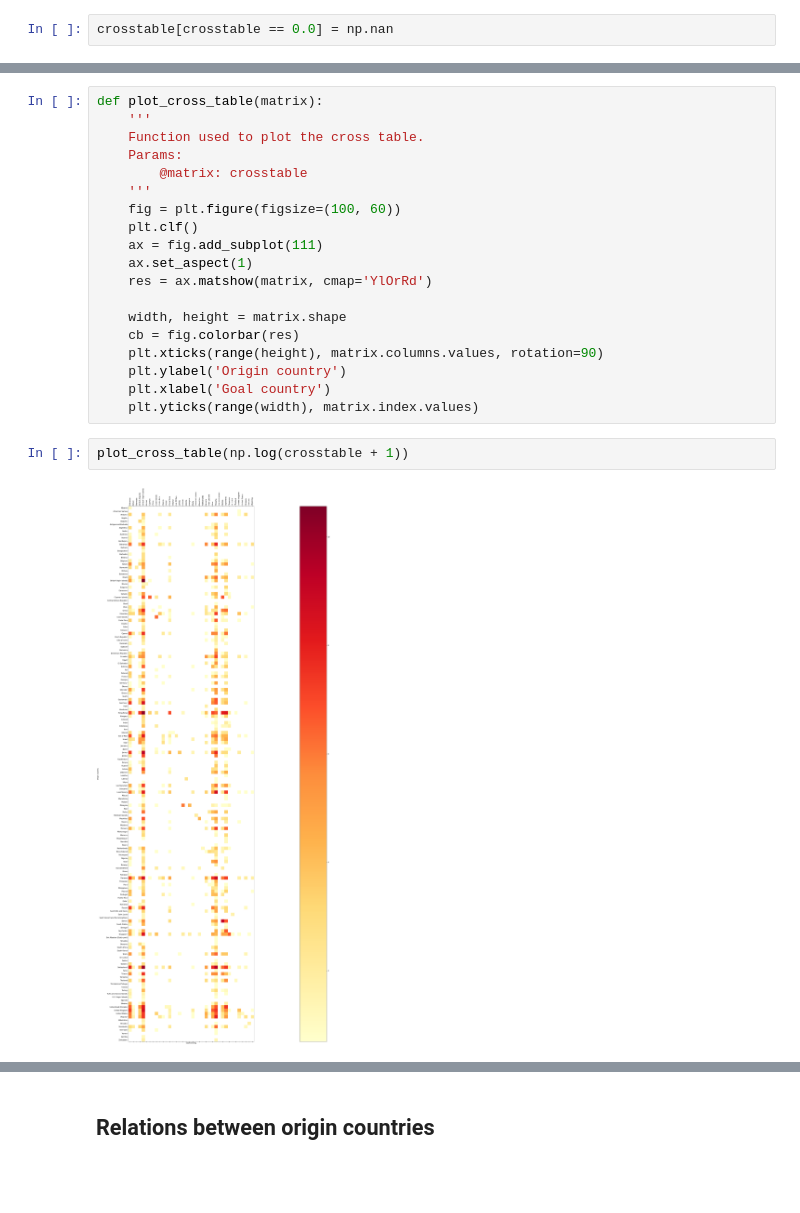
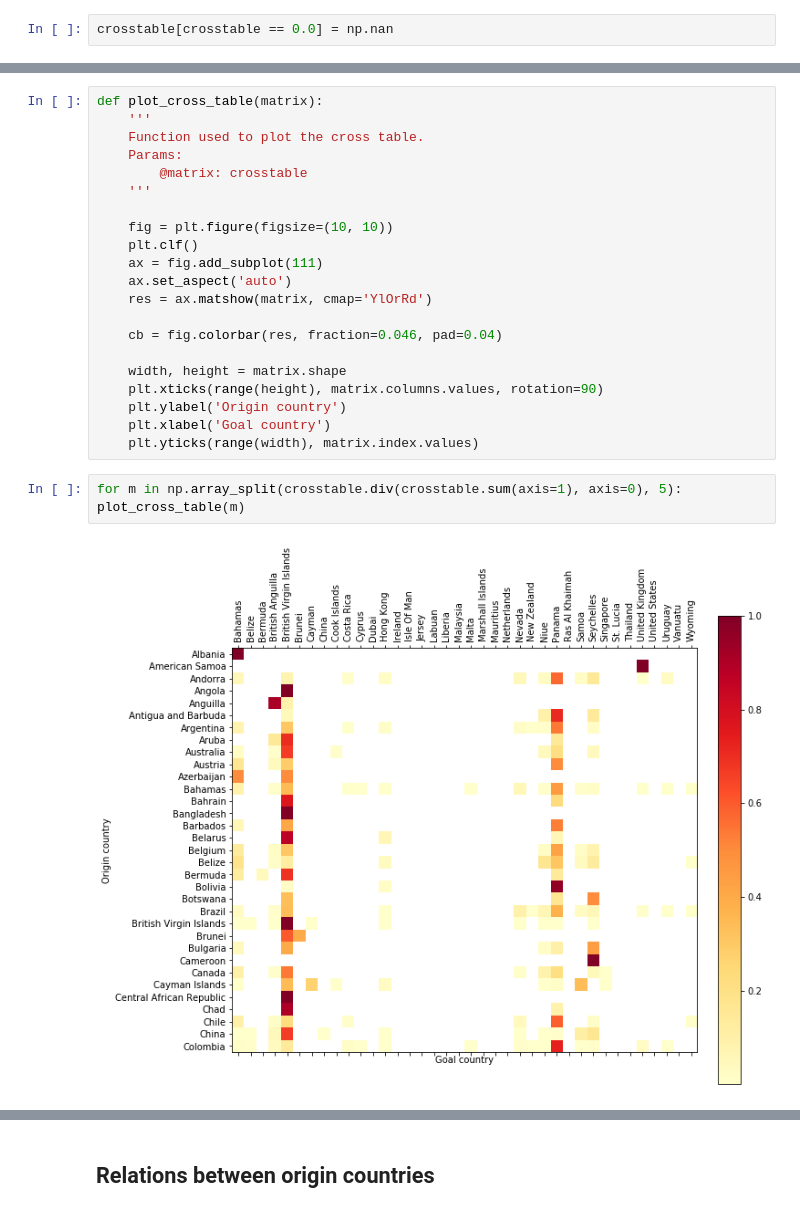
Before and after one commit to puccife/ADAHomeworks, a Jupyter notebook: project/Project_q3.ipynb, the cells around one changed output, grey strips where cells are left out. Saved outputs shown, nothing was run; the diff lists cells and outputs as text; blank space fills up the shorter version.

Commit message:
split plot

```diff
--- a/project/Project_q3.ipynb
+++ b/project/Project_q3.ipynb
@@ -138,19 +124,21 @@ def plot_cross_table(matrix):
     Params:
         @matrix: crosstable
     '''
-    fig = plt.figure(figsize=(100, 60))
+
+    fig = plt.figure(figsize=(10, 10))
     plt.clf()
     ax = fig.add_subplot(111)
-    ax.set_aspect(1)
+    ax.set_aspect('auto')
     res = ax.matshow(matrix, cmap='YlOrRd')
 
+    cb = fig.colorbar(res, fraction=0.046, pad=0.04)
+
     width, height = matrix.shape
-    cb = fig.colorbar(res)
     plt.xticks(range(height), matrix.columns.values, rotation=90)
     plt.ylabel('Origin country')
     plt.xlabel('Goal country')
     plt.yticks(range(width), matrix.index.values)
-# %%
-plot_cross_table(np.log(crosstable + 1))
-# %% [output]
-[figure, removed]
+# %%
+for m in np.array_split(crosstable.div(crosstable.sum(axis=1), axis=0), 5): plot_cross_table(m)
+# %% [output]
+[figure, added]
```
Also changed, not shown: parts of 12 cells of this notebook.
